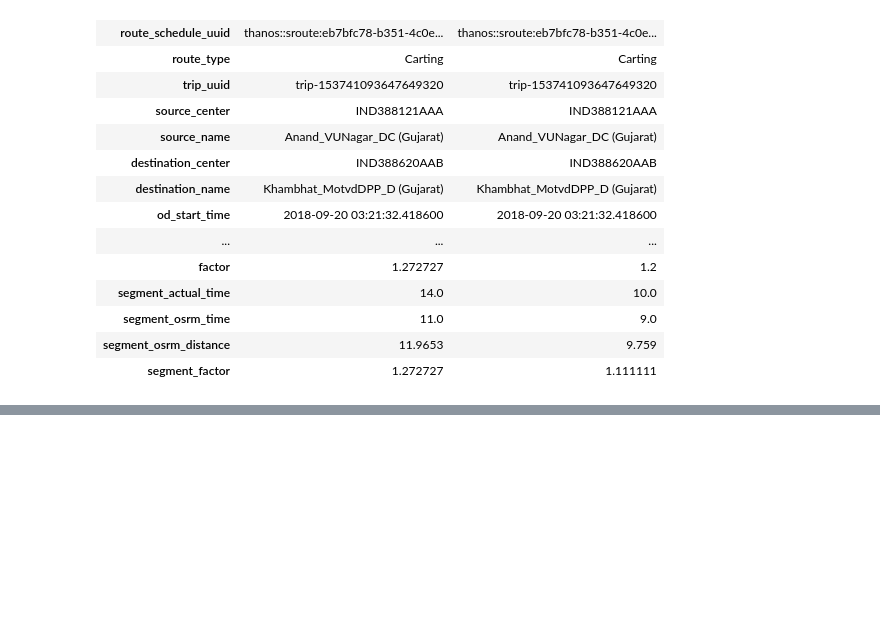
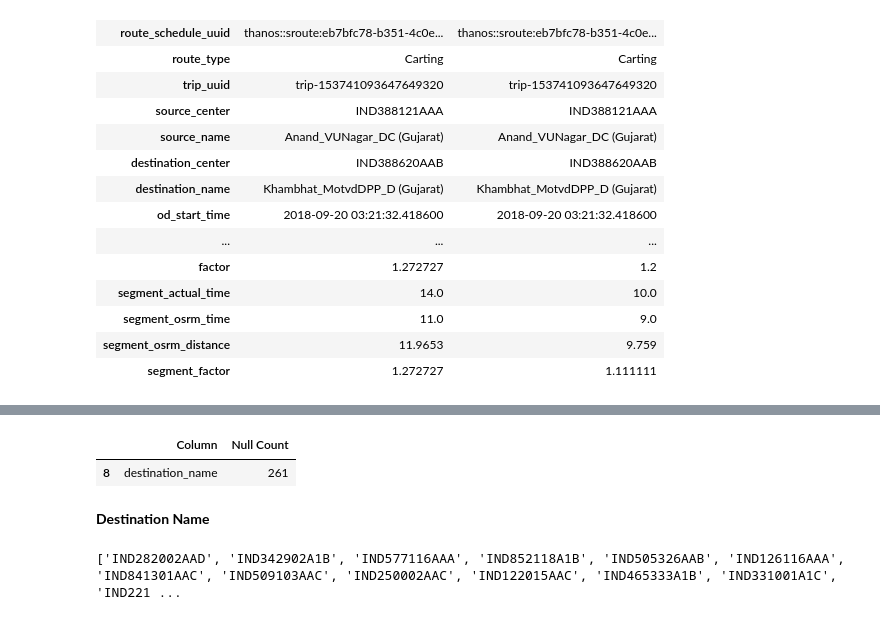
Before and after one commit to lokeshkumarn/DailyCodingProblems, a Jupyter notebook: Delhivery.ipynb, the cells around one changed output, grey strips where cells are left out. Drawn from its saved outputs; the diff is of its cells as text; code cells hidden in the pictures; blank space fills up the shorter version.

```diff
--- a/Delhivery.ipynb
+++ b/Delhivery.ipynb
@@ -54,0 +125,14 @@ df.head(2).transpose()
+# %%
+df_null_counts = df.isnull().sum().reset_index()
+df_null_counts.columns = ['Column', 'Null Count']
+df_null_counts[df_null_counts["Null Count"]> 0]
+# %% [output]
+|  | Column | Null Count |
+| 8 | destination_name | 261 |
+# %% [markdown]
+**Destination Name**
+# %%
+dest_center_names_null_dn = list(df[df["destination_name"].isnull()]['destination_center'].value_counts().index)
+print(dest_center_names_null_dn)
+# %% [output]
+['IND282002AAD', 'IND342902A1B', 'IND577116AAA', 'IND852118A1B', 'IND505326AAB', 'IND126116AAA', 'IND841301AAC', 'IND509103AAC', 'IND250002AAC', 'IND122015AAC', 'IND465333A1B', 'IND331001A1C', 'IND221 ...
```
Also changed, not shown: parts of 25 cells of this notebook.
